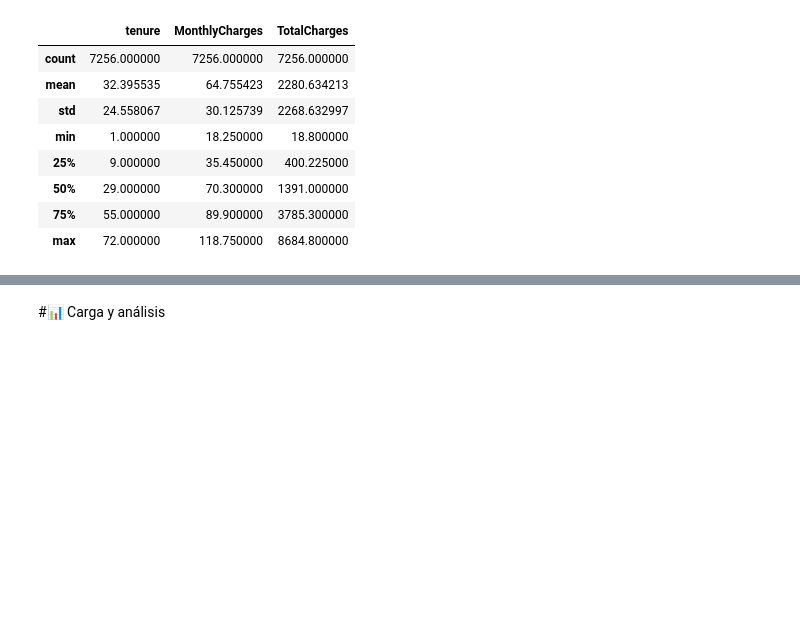
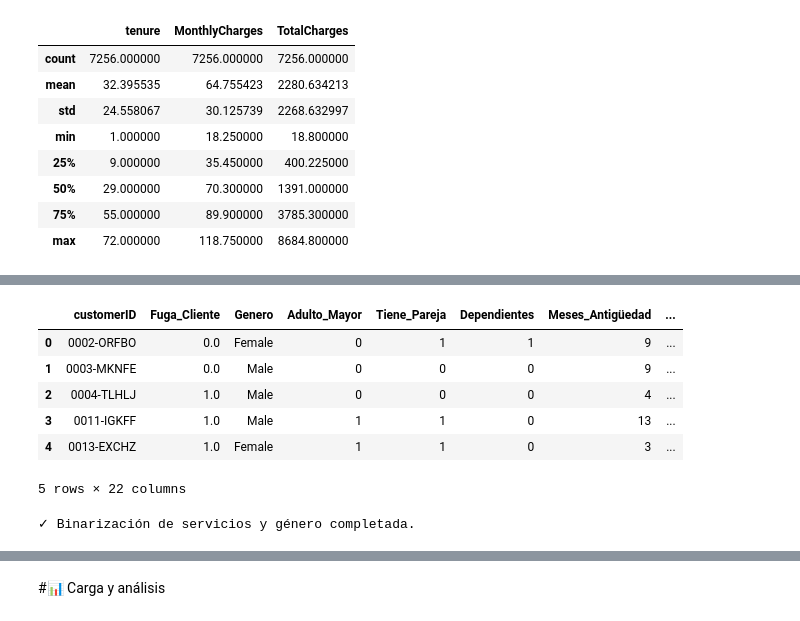
Before and after one commit to yansiercaro/TelecomX_LATAM, a Jupyter notebook: TelecomX_LATAM.ipynb, the cells around one changed output, grey strips where cells are left out. Drawn from its saved outputs; the diff is of its cells as text; code cells hidden in the pictures; blank space fills up the shorter version.

```diff
--- a/TelecomX_LATAM.ipynb
+++ b/TelecomX_LATAM.ipynb
@@ -153,0 +226,22 @@ display(df_final[['tenure', 'MonthlyCharges', 'TotalCharges']].describe())
+# %%
+# Lista de todas las columnas de servicios detectadas en tus imágenes
+columnas_servicios = [
+    'MultipleLines', 'OnlineSecurity', 'OnlineBackup',
+    'DeviceProtection', 'TechSupport', 'StreamingTV', 'StreamingMovies'
+]
+
+# Definimos el mapeo (incluyendo el caso de 'No internet service')
+mapeo_servicios = {
+    'Yes': 1,
+    'No': 0,
+    'No internet service': 0,
+    'No phone service': 0
+}
+
+# Aplicamos la transformación a cada columna
+for col in columnas_servicios:
+    if col in df_final.columns:
+        df_final[col] = df_final[col].map(mapeo_servicios)
+
+print("✓ Columnas de servicios binarizadas correctamente.")
+display(df_final[columnas_servicios].head())
@@ -153,0 +256,22 @@ display(df_final[['tenure', 'MonthlyCharges', 'TotalCharges']].describe())
+# %%
+df_final.head()
+# %% [output]
+|  | customerID | Fuga_Cliente | Genero | Adulto_Mayor | Tiene_Pareja | Dependientes | Meses_Antigüedad | ... |
+| 0 | 0002-ORFBO | 0.0 | Female | 0 | 1 | 1 | 9 | ... |
+| 1 | 0003-MKNFE | 0.0 | Male | 0 | 0 | 0 | 9 | ... |
+| 2 | 0004-TLHLJ | 1.0 | Male | 0 | 0 | 0 | 4 | ... |
+| 3 | 0011-IGKFF | 1.0 | Male | 1 | 1 | 0 | 13 | ... |
+| 4 | 0013-EXCHZ | 1.0 | Female | 1 | 1 | 0 | 3 | ... |
+5 rows × 22 columns
+# %%
+mapeo_binario_completo = {
+    'Yes': 1, 'No': 0,
+    'Female': 1, 'Male': 0
+}
+
+if 'Genero' in df_final.columns:
+    df_final['Genero'] = df_final['Genero'].map(mapeo_binario_completo)
+
+print("✓ Binarización de servicios y género completada.")
+# %% [output]
+✓ Binarización de servicios y género completada.
```
Also changed, not shown: parts of 11 cells of this notebook.
